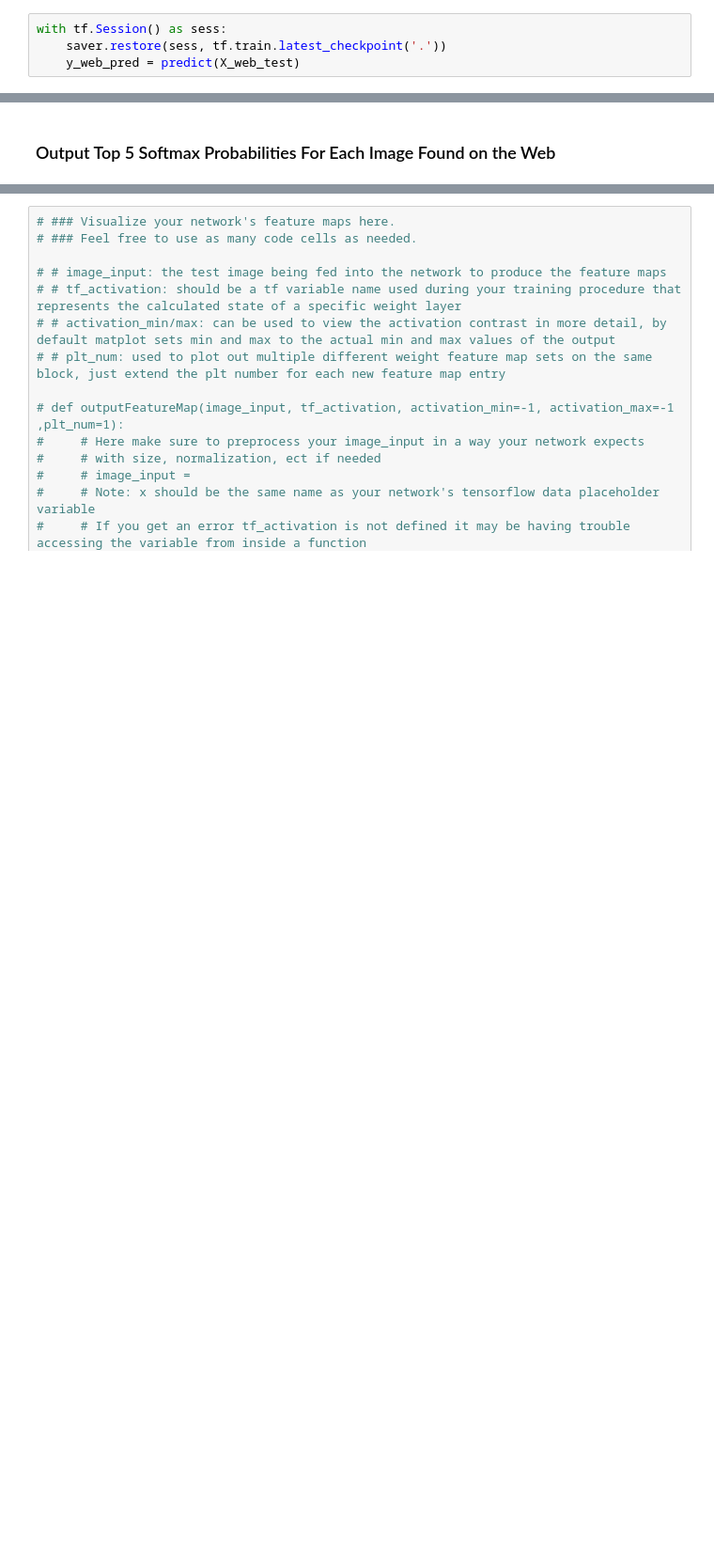
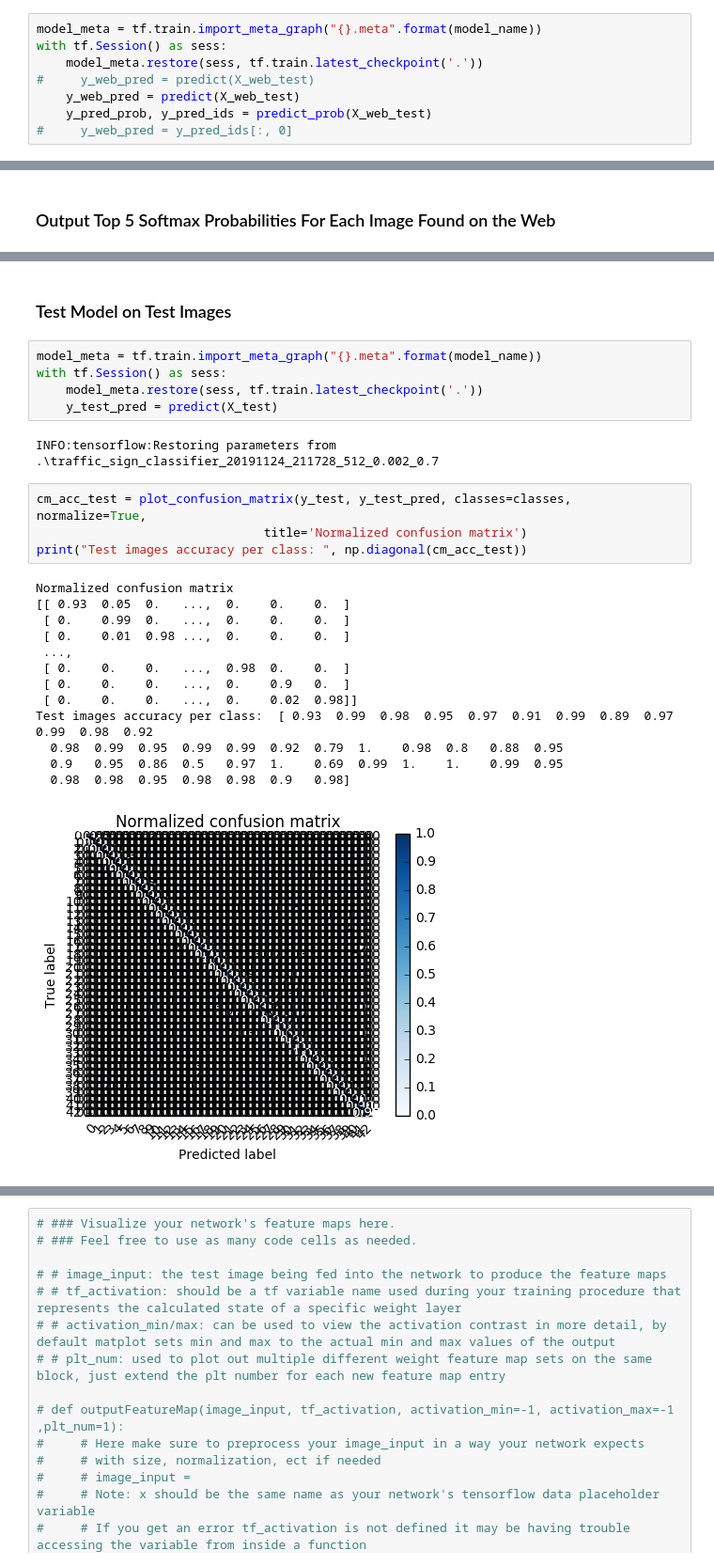
Before and after one commit to vijaykrishnay/Udacity_TrafficSignClassifier, a Jupyter notebook: Traffic_Sign_Classifier.ipynb, the cells around one changed output, grey strips where cells are left out. Shown at 94% size. Cells and saved outputs as stored; diff of their text form; blank space fills up the shorter version.

```diff
--- a/Traffic_Sign_Classifier.ipynb
+++ b/Traffic_Sign_Classifier.ipynb
@@ -821,7 +796,11 @@ for img_ in X_web_test:
 # %% [markdown]
 ### Predict the Sign Type for Each Image
 # %%
+model_meta = tf.train.import_meta_graph("{}.meta".format(model_name))
 with tf.Session() as sess:
-    saver.restore(sess, tf.train.latest_checkpoint('.'))
+    model_meta.restore(sess, tf.train.latest_checkpoint('.'))
+#     y_web_pred = predict(X_web_test)
     y_web_pred = predict(X_web_test)
+    y_pred_prob, y_pred_ids = predict_prob(X_web_test)
+#     y_web_pred = y_pred_ids[:, 0]
 # %% [output]
@@ -920,0 +879,27 @@ Once you have completed the code implementation, document your results in a proj
+# %% [markdown]
+### Test Model on Test Images
+# %%
+model_meta = tf.train.import_meta_graph("{}.meta".format(model_name))
+with tf.Session() as sess:
+    model_meta.restore(sess, tf.train.latest_checkpoint('.'))
+    y_test_pred = predict(X_test)
+# %% [output]
+INFO:tensorflow:Restoring parameters from .\traffic_sign_classifier_20191124_211728_512_0.002_0.7
+# %%
+cm_acc_test = plot_confusion_matrix(y_test, y_test_pred, classes=classes, normalize=True,
+                               title='Normalized confusion matrix')
+print("Test images accuracy per class: ", np.diagonal(cm_acc_test))
+# %% [output]
+Normalized confusion matrix
+[[ 0.93  0.05  0.   ...,  0.    0.    0.  ]
+ [ 0.    0.99  0.   ...,  0.    0.    0.  ]
+ [ 0.    0.01  0.98 ...,  0.    0.    0.  ]
+ ...,
+ [ 0.    0.    0.   ...,  0.98  0.    0.  ]
+ [ 0.    0.    0.   ...,  0.    0.9   0.  ]
+ [ 0.    0.    0.   ...,  0.    0.02  0.98]]
+Test images accuracy per class:  [ 0.93  0.99  0.98  0.95  0.97  0.91  0.99  0.89  0.97  0.99  0.98  0.92
+  0.98  0.99  0.95  0.99  0.99  0.92  0.79  1.    0.98  0.8   0.88  0.95
+  0.9   0.95  0.86  0.5   0.97  1.    0.69  0.99  1.    1.    0.99  0.95
+  0.98  0.98  0.95  0.98  0.98  0.9   0.98]
+[figure, added]
```
Also changed, not shown: parts of 42 cells of this notebook, 21 other files.
